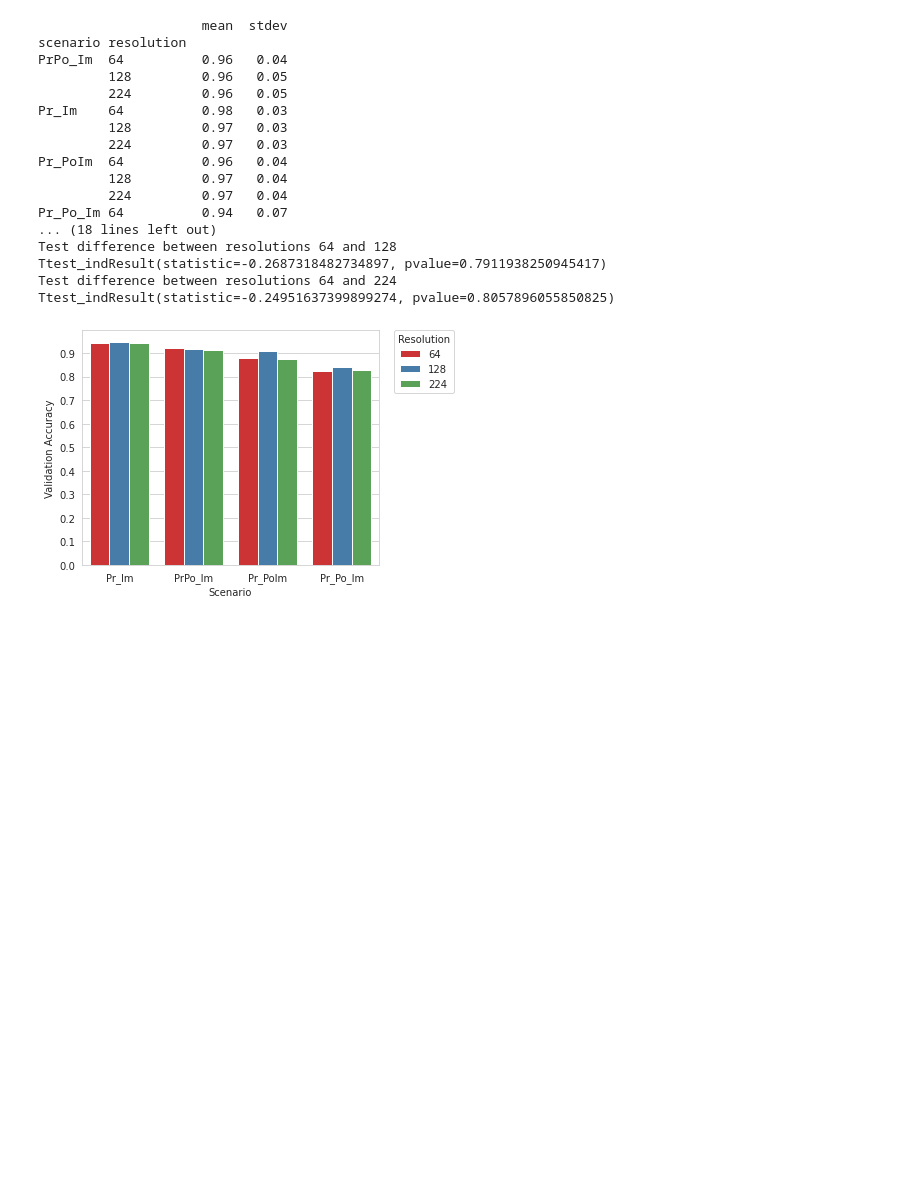
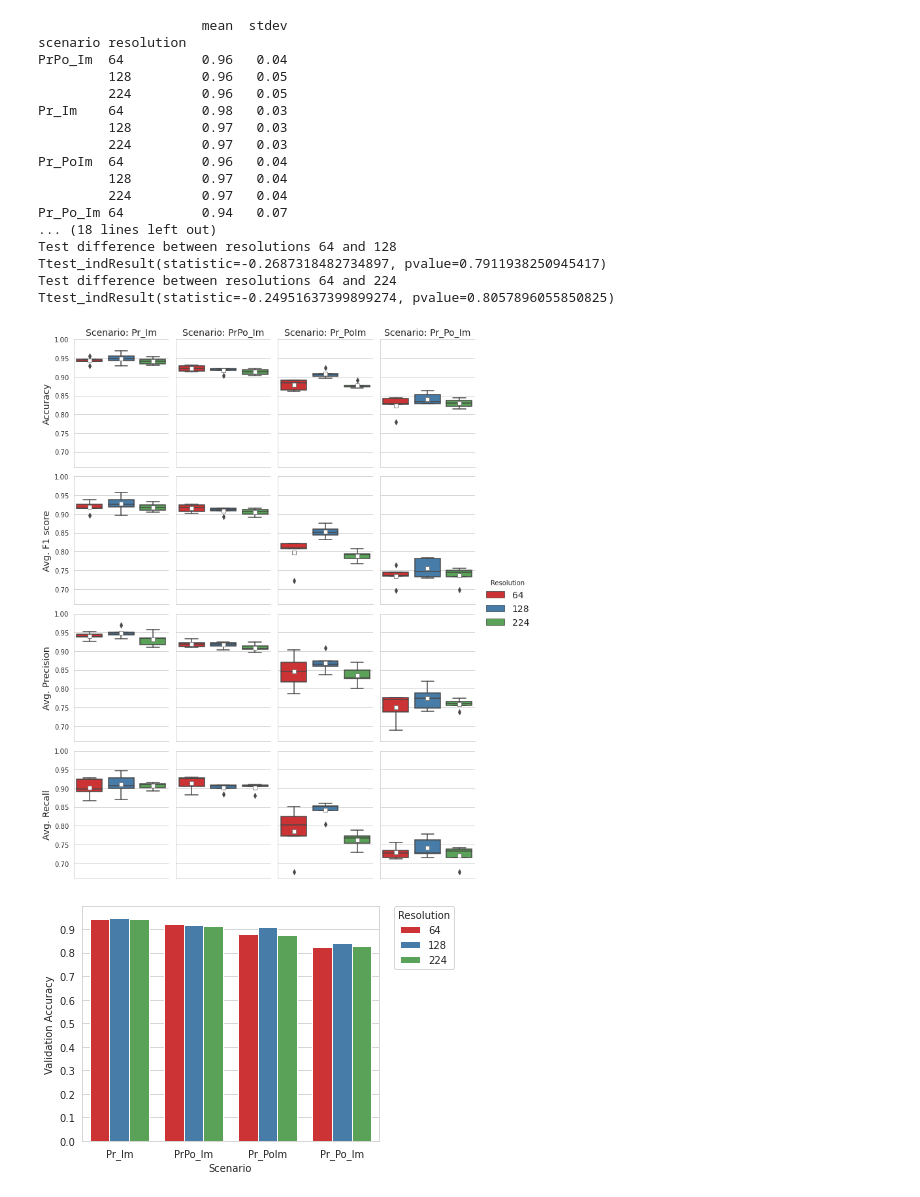
Before and after one commit to narslab/vis-inference, a Jupyter notebook: bin/jupyter/sensitivity-analysis.ipynb, the cells around one changed output. Cells and saved outputs as stored; diff of their text form; code cells hidden in the pictures; blank space fills up the shorter version.

```diff
--- a/bin/jupyter/sensitivity-analysis.ipynb
+++ b/bin/jupyter/sensitivity-analysis.ipynb
@@ -61,3 +65,7 @@ dp
 print([ comb for comb in combinations(["Pr_Im", "PrPo_Im", "Pr_PoIm", "Pr_Po_Im"], 2)])
 # %% [output]
 [('Pr_Im', 'PrPo_Im'), ('Pr_Im', 'Pr_PoIm'), ('Pr_Im', 'Pr_Po_Im'), ('PrPo_Im', 'Pr_PoIm'), ('PrPo_Im', 'Pr_Po_Im'), ('Pr_PoIm', 'Pr_Po_Im')]
+# %%
+df = dp.loc[dp.groupby(['scenario','resolution','trial'])['val_accuracy'].idxmax()]
+dpagg = df.set_index(['scenario','resolution','trial'])
+dpmax = dpagg.iloc[:,3:7]
@@ -197,4 +260,67 @@ Test difference between resolutions 64 and 128
 Ttest_indResult(statistic=-0.2687318482734897, pvalue=0.7911938250945417)
 Test difference between resolutions 64 and 224
 Ttest_indResult(statistic=-0.24951637399899274, pvalue=0.8057896055850825)
+# %%
+def plotSummaryValidationMetrics(type="box", facet=True, metrics="performance"):
+    dp = getPerformanceDataFrame()
+    df = dp.loc[dp.groupby(['scenario','resolution','trial'])['val_accuracy'].idxmax()]
+    num_resolutions = len(dp.resolution.unique())
+    df.resolution = df.resolution.astype(object)
+    if metrics=="performance":
+        value_variables = ["val_accuracy", "val_f1", "val_precision", "val_recall"]
+        row_labels = ["Accuracy", "Avg. F1 score", "Avg. Precision", "Avg. Recall"]
+    else:
+        value_variables = ["val_loss", "val_accuracy", "val_f1", "val_precision", "val_recall"]
+        row_labels = ["Loss", "Accuracy", "Avg. F1 score", "Avg. Precision", "Avg. Recall"]
+    #df = df[['scenario', "resolution", "trial", 'best_val_accuracy']].drop_duplicates()
+    df = df.melt(id_vars = ['scenario','resolution','trial'], value_vars = value_variables,  var_name = "metric", value_name = "value")
+    #df = df.melt(id_vars = ['scenario', "resolution", "trial"], value_vars = [metric], var_name = "metric", value_name = "value")
+    if facet==True:
+        g = sns.FacetGrid(df, col="scenario", row = "metric", sharey = True,  col_order= ["Pr_Im", "PrPo_Im", "Pr_PoIm", "Pr_Po_Im"], aspect=.8)
+        if type=="box":
+            g.map_dataframe(sns.boxplot, x = "resolution", y = "value", hue = "resolution",
+                        palette= sns.color_palette("Set1", n_colors=num_resolutions), dodge = False,
+                        showmeans=True,meanprops={"marker":"s","markerfacecolor":"white", "markeredgecolor":"gray"})#, capsize = .2, errwidth=1.2)
+            g.set(ylim =(.66,1))
+            g.add_legend(fontsize=14, title="Resolution", title_fontsize=14)#,bbox_to_anchor=(.9, .6), loc=2 )#, labels = row_labels)
+            #g._legend(title_fontsize=18)
+        elif type=="point":
+            g.map_dataframe(sns.pointplot, x = "resolution", y = "value",  capsize = .2, errwidth=1.2)
+            g.set(ylim =(.89,1.0))
+        g.set_xticklabels([])
+        #g.set_axis_labels("Resolution", "Validation Accuracy")
+        axes = g.axes
+        for row, axlist in enumerate(axes):
+            for col, axis in enumerate(axes[row]):
+                if col==0:
+                    axes[row,0].set_ylabel(row_labels[row], fontsize=14)
+                if row==0:
+                    axes[row,col].set_title("Scenario: " + str(axes[row,col].title).split("scenario = ")[1].split(")")[0].split("\'")[0], fontsize=14)
+                else:
+                    axes[row,col].set_title("")
+                # axes[-1, col].set_xlabel("Resolution")
+        g.tight_layout()
+        g.savefig("../../figures/scenario_resolution_performance_metrics_facet_" + type + "plot.png", dpi=180)
+    elif facet==False:
+        #plt.figure(figsize=(14,4))
+        #ax = plt.subplot(121)
+        if type=="box":
+            g = sns.boxplot( x = "scenario", y = "value", hue = "resolution", data = df,
+                            showmeans=True,meanprops={"marker":"s","markerfacecolor":"white", "markeredgecolor":"gray"},
+                            palette= sns.color_palette("Set1", n_colors=num_resolutions))#, ax=ax)
+        elif type=="bar":
+            g = sns.barplot( x = "scenario", y = "value", hue = "resolution", data = df,  ci=None, order= ["Pr_Im", "PrPo_Im", "Pr_PoIm", "Pr_Po_Im"],
+                            #showmeans=True,meanprops={"marker":"s","markerfacecolor":"white", "markeredgecolor":"gray"},
+                            palette= sns.color_palette("Set1", n_colors=num_resolutions))#, ax=ax)
+            g.set(yticks = np.arange(0,1,.1))
+        elif type=="point":
+            g = sns.pointplot(x = "scenario", y = "value", hue = "resolution", data = df, palette= sns.color_palette("Set1", n_colors=num_resolutions), dodge=True,capsize = .2, errwidth=1.2, boxprops=dict(alpha=.3))#, ax=ax)
+        g.legend(bbox_to_anchor=(1.05, 1), loc=2, title= "Resolution",borderaxespad=0.)
+        g.set(xlabel="Scenario", ylabel="Validation Accuracy")
+        g.get_figure().tight_layout()
+        g.get_figure().savefig("../../figures/scenario_resolution_performance_metrics" + type + "plot.png", dpi=180)
+    return
+plotSummaryValidationMetrics()
+# %% [output]
+[figure, added]
 # %%
```
Also changed, not shown: parts of 8 cells of this notebook, 19 other files.
